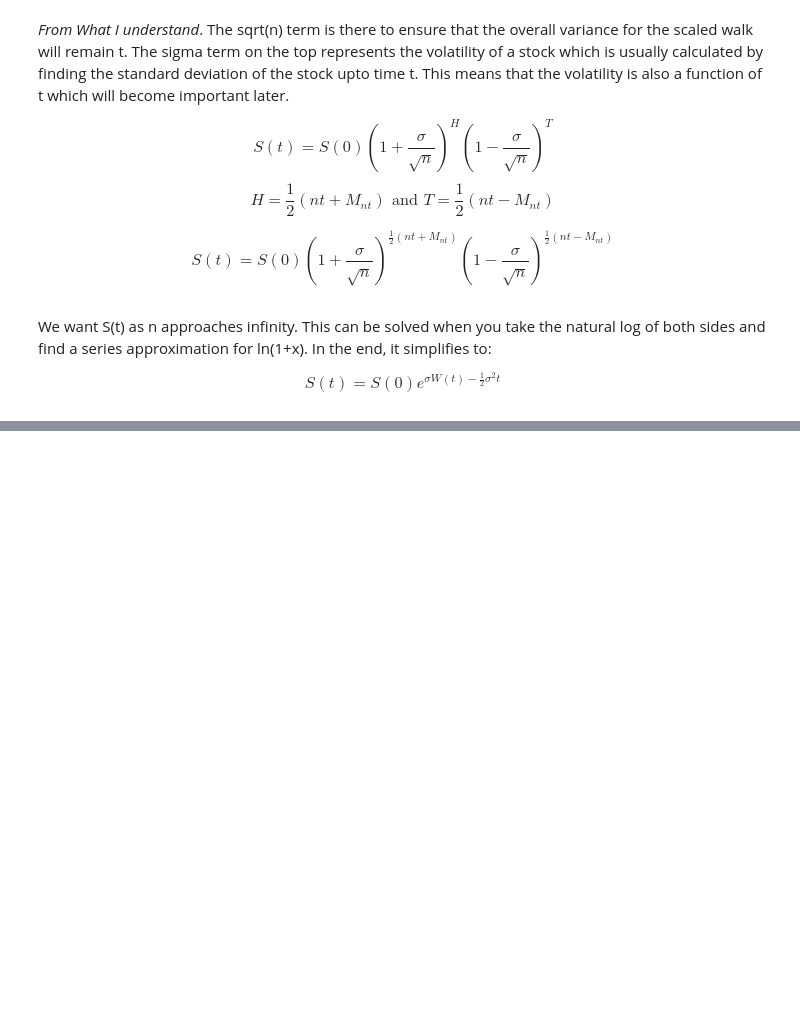
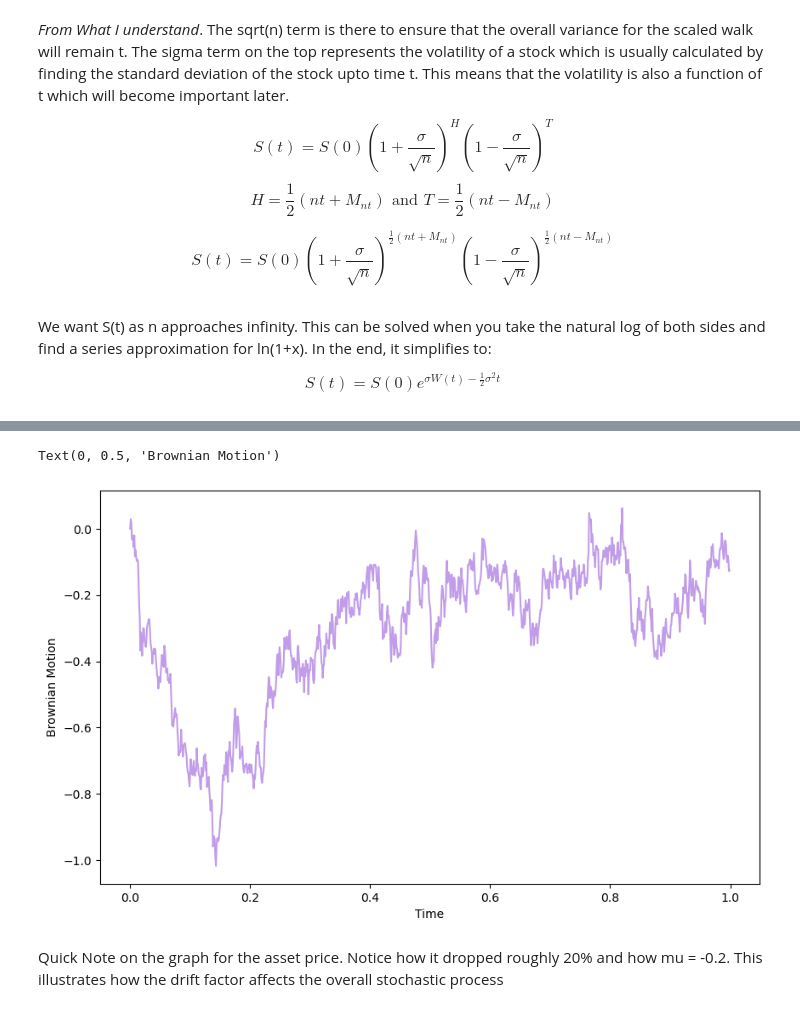
Before and after one commit to appuler/Phys295, a Jupyter notebook: Modeling Geometric Brownian Motion.ipynb, the cells around one changed output, grey strips where cells are left out. Cells and saved outputs as stored; diff of their text form; code cells hidden in the pictures; blank space fills up the shorter version.

```diff
--- a/Modeling Geometric Brownian Motion.ipynb
+++ b/Modeling Geometric Brownian Motion.ipynb
@@ -71,0 +143,10 @@ $$ S(t) = S(0)e^{\sigma W(t) - \frac{1}{2}\sigma ^2t} $$
+# %%
+plt.figure(figsize=(10, 6))
+plt.plot(T, W, label="Asset Price using Geometric Brownian Motion", color='#c19ce9')
+plt.xlabel("Time")
+plt.ylabel("Brownian Motion")
+# %% [output]
+Text(0, 0.5, 'Brownian Motion')
+[figure, added]
+# %% [markdown]
+Quick Note on the graph for the asset price. Notice how it dropped roughly 20% and how mu = -0.2. This illustrates how the drift factor affects the overall stochastic process
```
Also changed, not shown: parts of 13 cells of this notebook, 2 other files.
